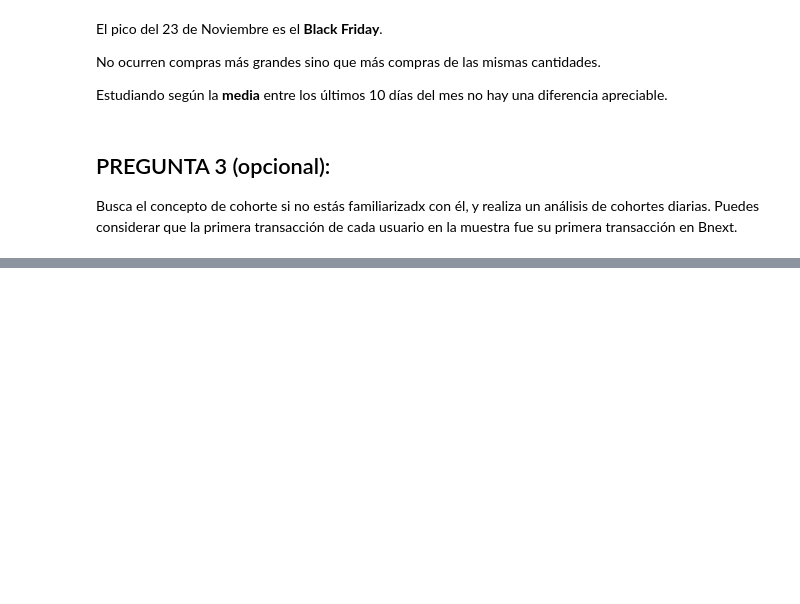
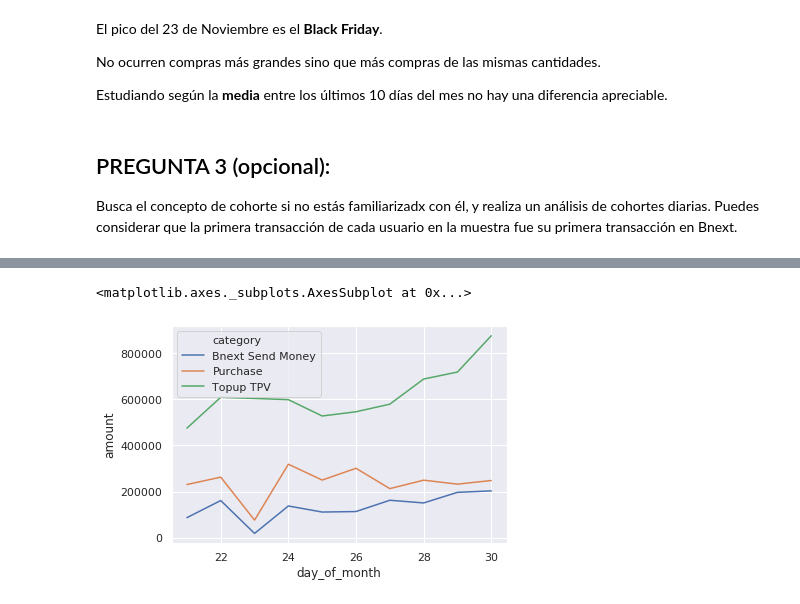
Before and after one commit to albertogcmr/fintech-technical-test, a Jupyter notebook: main.ipynb, the cells around one changed output, grey strips where cells are left out. Cells and saved outputs as stored; diff of their text form; code cells hidden in the pictures; blank space fills up the shorter version.

```diff
--- a/main.ipynb
+++ b/main.ipynb
@@ -295,0 +280,3 @@ df[df['user_id'].isin(usuarios_bf)]
+# %%
+# el resto de usuarios son
+bottom_purchasers = set(df.user_id).difference(set(top_purchasers))
@@ -295,0 +326,12 @@ df[df['user_id'].isin(usuarios_bf)]
+# %%
+df_b
+
+df_sum_b = df_b.groupby(['day_of_month', 'category']).sum()
+df_sum_b.reset_index(inplace=True)
+
+sns.lineplot(x="day_of_month", y="amount",
+             hue="category",
+             data=df_sum_b)
+# %% [output]
+<matplotlib.axes._subplots.AxesSubplot at 0x...>
+[figure, added]
```
Also changed, not shown: parts of 13 cells of this notebook.
